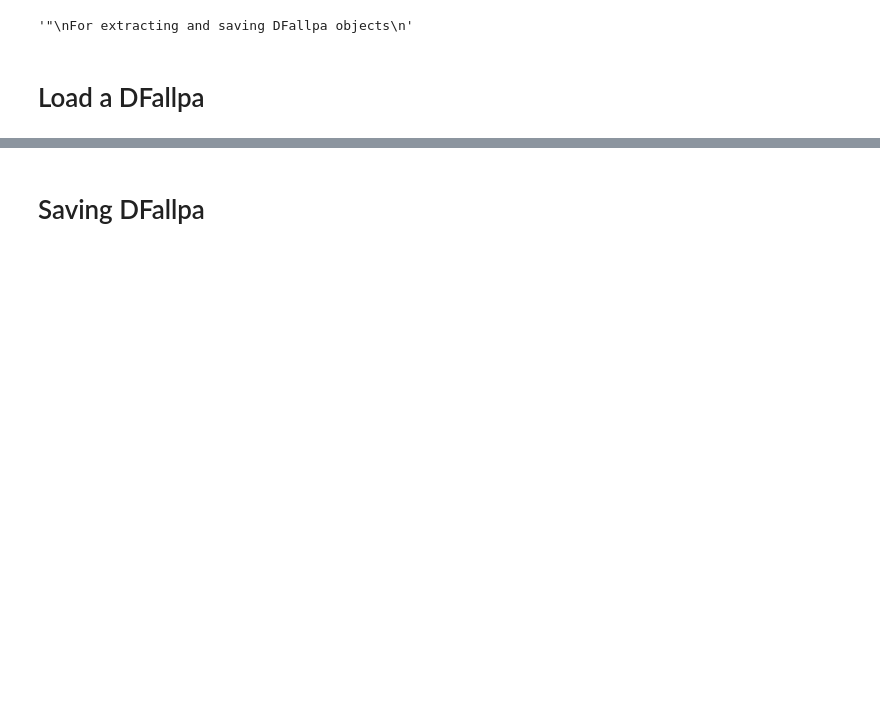
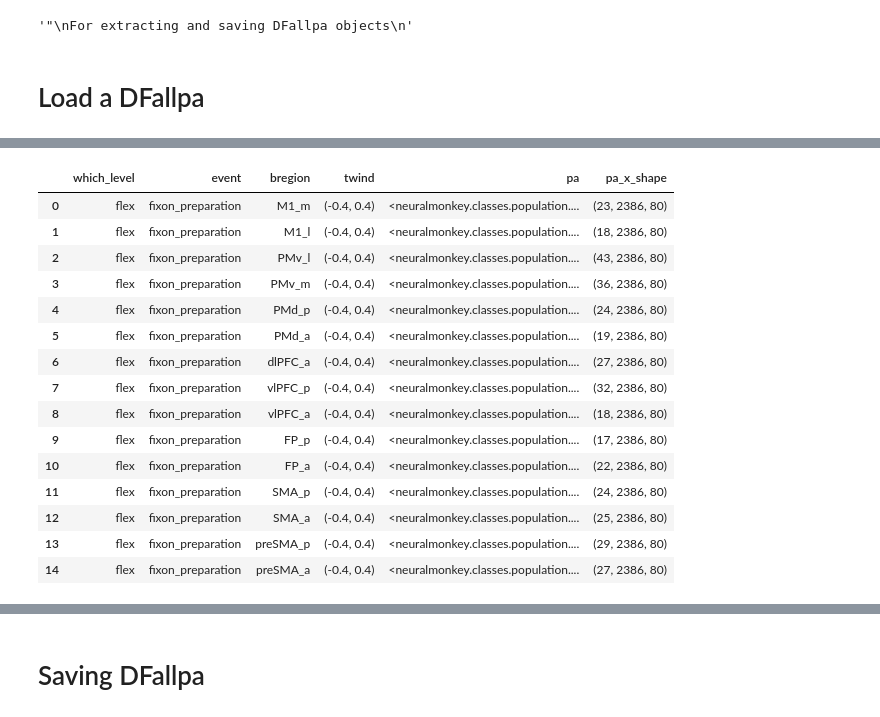
Before and after one commit to lucast4/neuralmonkey, a Jupyter notebook: neuralmonkey/notebooks_tutorials/240501_extract_dfallpa.ipynb, the cells around one changed output, grey strips where cells are left out. Saved outputs shown, nothing was run; the diff lists cells and outputs as text; code cells hidden in the pictures; blank space fills up the shorter version.

```diff
--- a/neuralmonkey/notebooks_tutorials/240501_extract_dfallpa.ipynb
+++ b/neuralmonkey/notebooks_tutorials/240501_extract_dfallpa.ipynb
@@ -140,0 +213,19 @@ for col in pa.Xlabels["trials"]:
+# %%
+DFallpa
+# %% [output]
+|  | which_level | event | bregion | twind | pa | pa_x_shape |
+| 0 | flex | fixon_preparation | M1_m | (-0.4, 0.4) | <neuralmonkey.classes.population.... | (23, 2386, 80) |
+| 1 | flex | fixon_preparation | M1_l | (-0.4, 0.4) | <neuralmonkey.classes.population.... | (18, 2386, 80) |
+| 2 | flex | fixon_preparation | PMv_l | (-0.4, 0.4) | <neuralmonkey.classes.population.... | (43, 2386, 80) |
+| 3 | flex | fixon_preparation | PMv_m | (-0.4, 0.4) | <neuralmonkey.classes.population.... | (36, 2386, 80) |
+| 4 | flex | fixon_preparation | PMd_p | (-0.4, 0.4) | <neuralmonkey.classes.population.... | (24, 2386, 80) |
+| 5 | flex | fixon_preparation | PMd_a | (-0.4, 0.4) | <neuralmonkey.classes.population.... | (19, 2386, 80) |
+| 6 | flex | fixon_preparation | dlPFC_a | (-0.4, 0.4) | <neuralmonkey.classes.population.... | (27, 2386, 80) |
+| 7 | flex | fixon_preparation | vlPFC_p | (-0.4, 0.4) | <neuralmonkey.classes.population.... | (32, 2386, 80) |
+| 8 | flex | fixon_preparation | vlPFC_a | (-0.4, 0.4) | <neuralmonkey.classes.population.... | (18, 2386, 80) |
+| 9 | flex | fixon_preparation | FP_p | (-0.4, 0.4) | <neuralmonkey.classes.population.... | (17, 2386, 80) |
+| 10 | flex | fixon_preparation | FP_a | (-0.4, 0.4) | <neuralmonkey.classes.population.... | (22, 2386, 80) |
+| 11 | flex | fixon_preparation | SMA_p | (-0.4, 0.4) | <neuralmonkey.classes.population.... | (24, 2386, 80) |
+| 12 | flex | fixon_preparation | SMA_a | (-0.4, 0.4) | <neuralmonkey.classes.population.... | (25, 2386, 80) |
+| 13 | flex | fixon_preparation | preSMA_p | (-0.4, 0.4) | <neuralmonkey.classes.population.... | (29, 2386, 80) |
+| 14 | flex | fixon_preparation | preSMA_a | (-0.4, 0.4) | <neuralmonkey.classes.population.... | (27, 2386, 80) |
```
Also changed, not shown: parts of 26 cells of this notebook, 1 other file.
